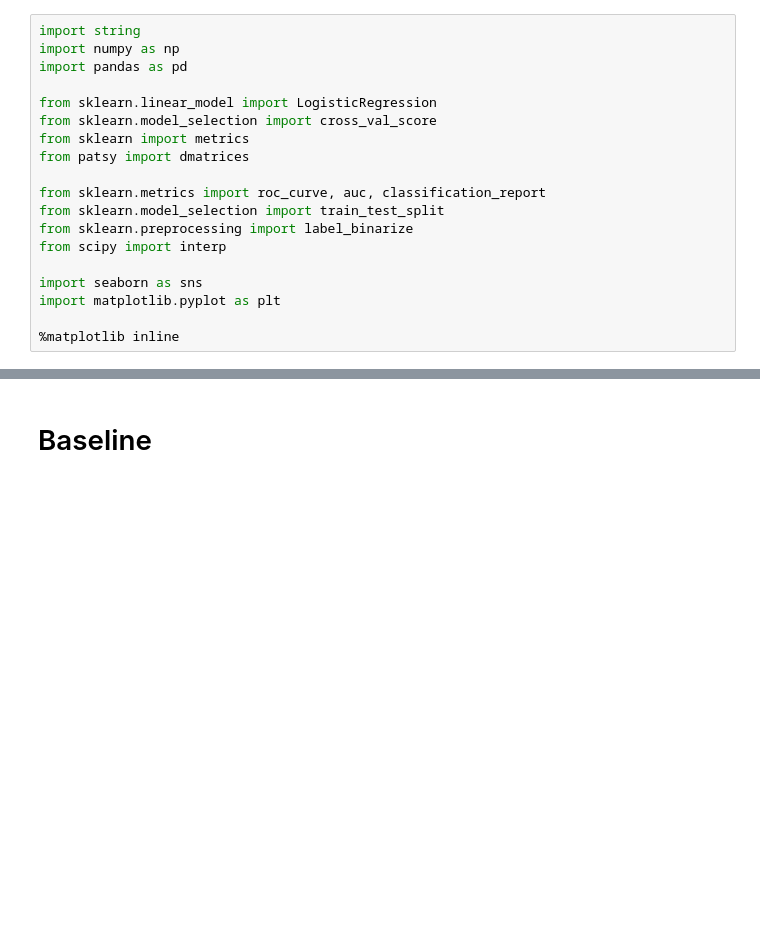
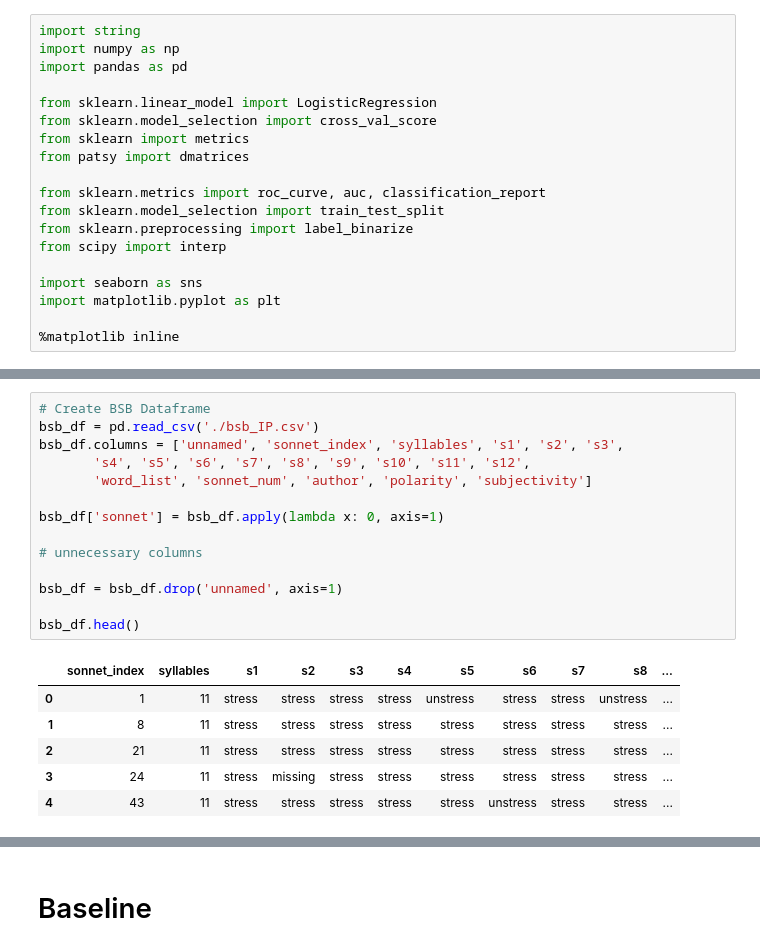
Before and after one commit to amadorschulze92/iambic_songs, a Jupyter notebook: model.ipynb, the cells around one changed output, grey strips where cells are left out. Cells and saved outputs as stored; diff of their text form; blank space fills up the shorter version.

```diff
--- a/model.ipynb
+++ b/model.ipynb
@@ -37,0 +41,21 @@ final_df.head()
+# %%
+# Create BSB Dataframe
+bsb_df = pd.read_csv('./bsb_IP.csv')
+bsb_df.columns = ['unnamed', 'sonnet_index', 'syllables', 's1', 's2', 's3',
+       's4', 's5', 's6', 's7', 's8', 's9', 's10', 's11', 's12',
+       'word_list', 'sonnet_num', 'author', 'polarity', 'subjectivity']
+
+bsb_df['sonnet'] = bsb_df.apply(lambda x: 0, axis=1)
+
+# unnecessary columns
+
+bsb_df = bsb_df.drop('unnamed', axis=1)
+
+bsb_df.head()
+# %% [output]
+|  | sonnet_index | syllables | s1 | s2 | s3 | s4 | s5 | s6 | s7 | s8 | ... |
+| 0 | 1 | 11 | stress | stress | stress | stress | unstress | stress | stress | unstress | ... |
+| 1 | 8 | 11 | stress | stress | stress | stress | stress | stress | stress | stress | ... |
+| 2 | 21 | 11 | stress | stress | stress | stress | stress | stress | stress | stress | ... |
+| 3 | 24 | 11 | stress | missing | stress | stress | stress | stress | stress | stress | ... |
+| 4 | 43 | 11 | stress | stress | stress | stress | stress | unstress | stress | stress | ... |
```
Also changed, not shown: parts of 14 cells of this notebook.
